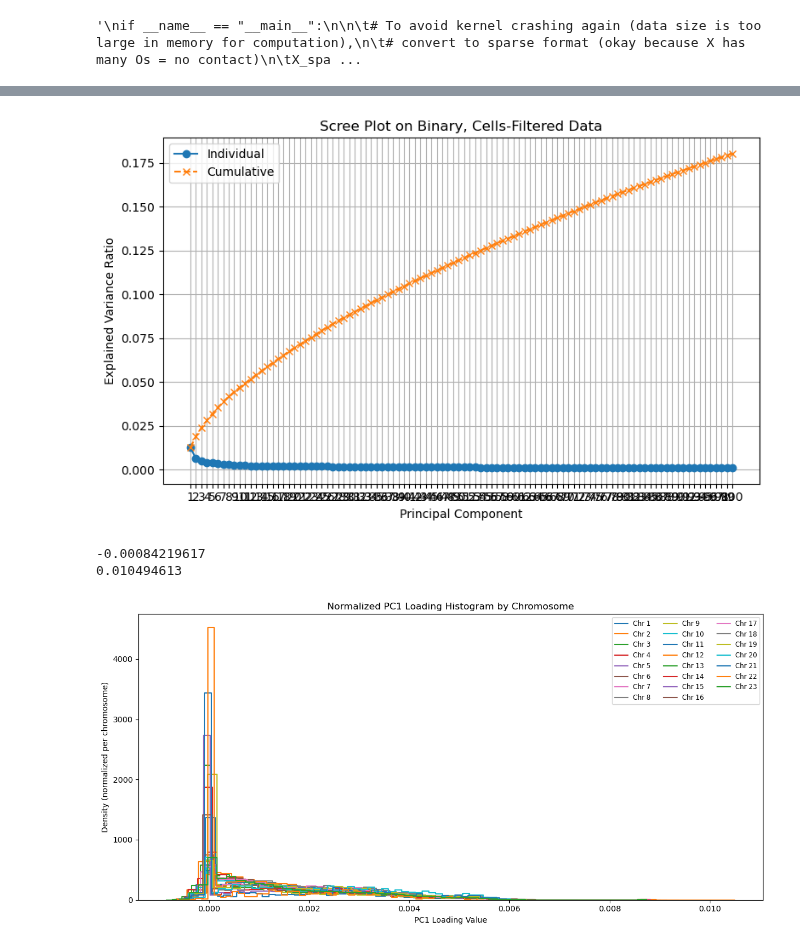
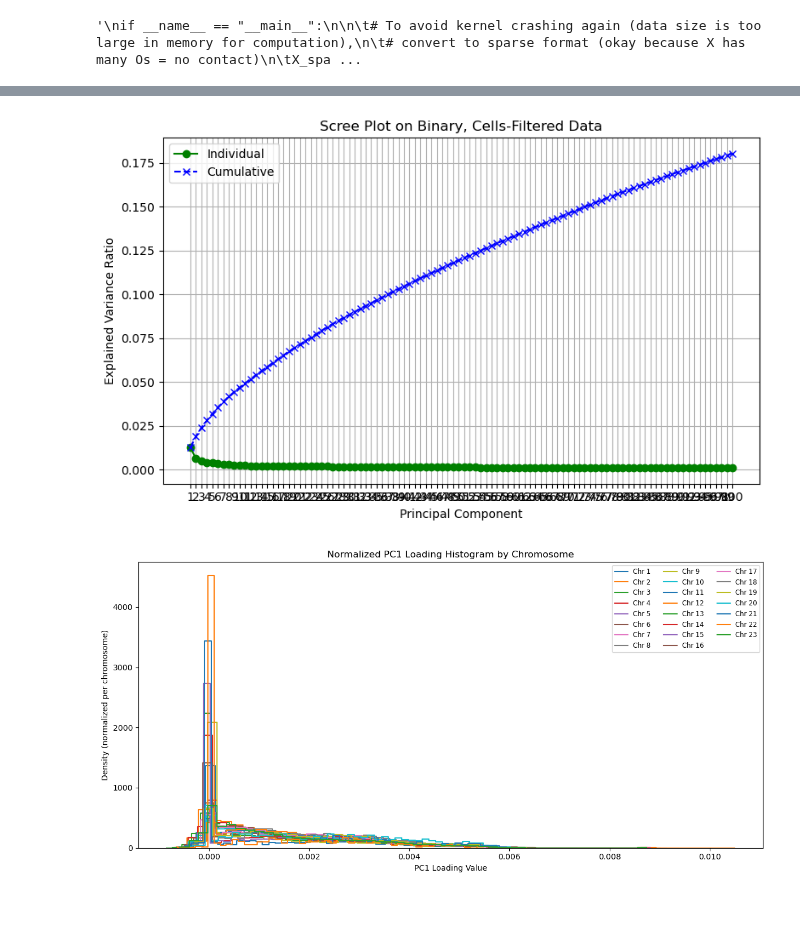
Before and after one commit to annarasheed/UTSSRP, a Jupyter notebook: PCA_heatmap_bin_cells_filtered.ipynb, the cells around one changed output, grey strips where cells are left out. Saved outputs shown, nothing was run; the diff lists cells and outputs as text; code cells hidden in the pictures; blank space fills up the shorter version.

```diff
--- a/PCA_heatmap_bin_cells_filtered.ipynb
+++ b/PCA_heatmap_bin_cells_filtered.ipynb
@@ -229,8 +236,11 @@ Labels: {'GM12878', 'Hela', 'HAP1', 'K562'}
 # %%
-if __name__ == "__main__":
+def scree_plot(X):
 	# Scree plot (to examine the lower rank structure of contact data)
 
-	pca = PCA(n_components=100) # just keep 100 features, else too many = kernel crash
+	scaler = StandardScaler()
+	X_scaled = scaler.fit_transform(X)
+
+	pca = PCA(n_components=100) # just keep 100 features in plot
 	X_pca = pca.fit_transform(X_scaled)
 	explained_var = pca.explained_variance_ratio_
 
@@ -245,9 +255,9 @@ if __name__ == "__main__":
 
 	plt.figure(figsize=(8, 5))
 	plt.plot(range(1, len(explained_var)+1), explained_var, marker='o',
-		  linestyle='-', label='Individual')
+				linestyle='-', label='Individual', color="green")
 	plt.plot(range(1, len(explained_var)+1), np.cumsum(explained_var),
-		  marker='x', linestyle='--', label='Cumulative')
+				marker='x', linestyle='--', label='Cumulative', color='blue')
 	plt.xlabel('Principal Component')
 	plt.ylabel('Explained Variance Ratio')
 	plt.title('Scree Plot on Binary, Cells-Filtered Data')
@@ -256,8 +266,11 @@ if __name__ == "__main__":
 	plt.grid(True)
 	plt.tight_layout()
 	plt.show()
-# %% [output]
-[figure, removed]
+# %%
+if __name__ == "__main__":
+	scree_plot(X)
+# %% [output]
+[figure, added]
 # %%
 def unvectorize_loadings(pc_vector, chr_lens):
 	"""Reshape PC/SV loadings back to a block-diagonal heatmap format
@@ -282,12 +295,6 @@ def unvectorize_loadings(pc_vector, chr_lens):
 		pointer += num_vals # move to start at next chromosome's first loci in vector
 
 	return block_matrices
-# %%
-print(min(pca.components_[0]))
-print(max(pca.components_[0]))
-# %% [output]
--0.00084219617
-0.010494613
 # %%
 # Get histogram by chromosome to show differences more clearly
 # PC1
```
Also changed, not shown: parts of 11 cells of this notebook, 1 other file.
